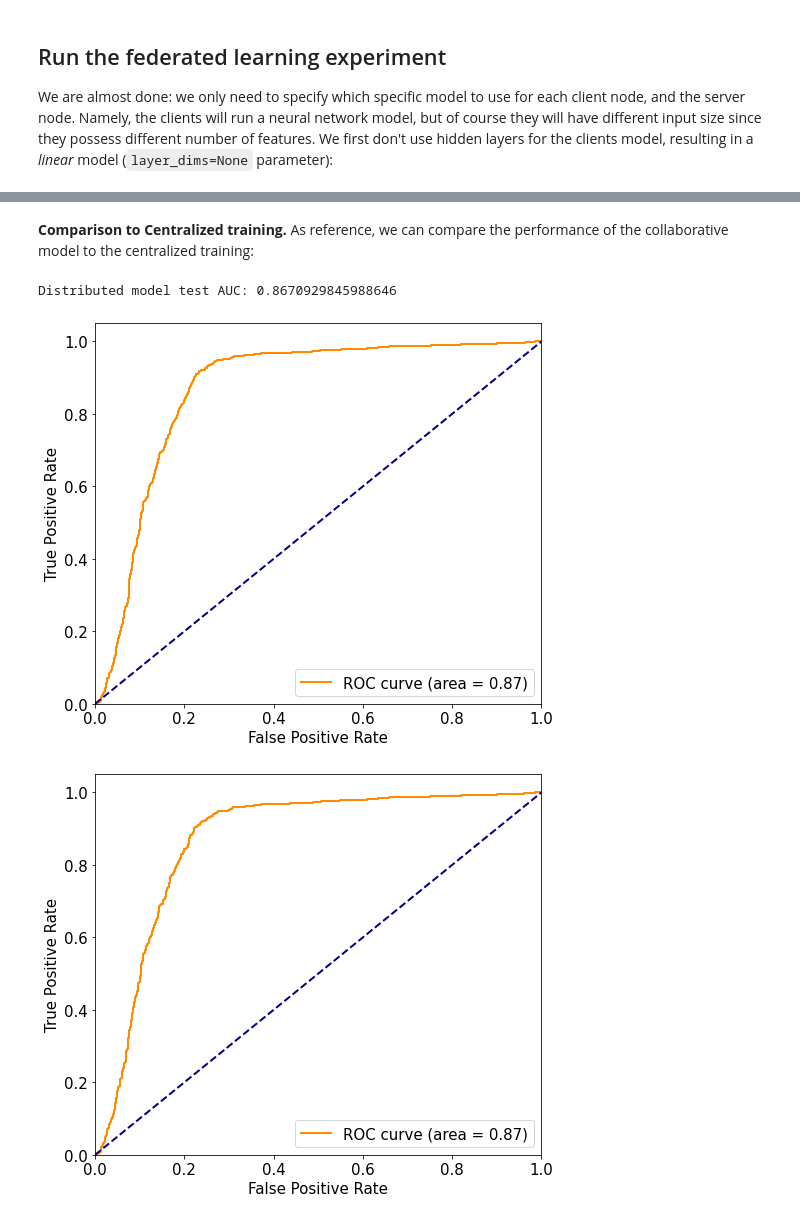
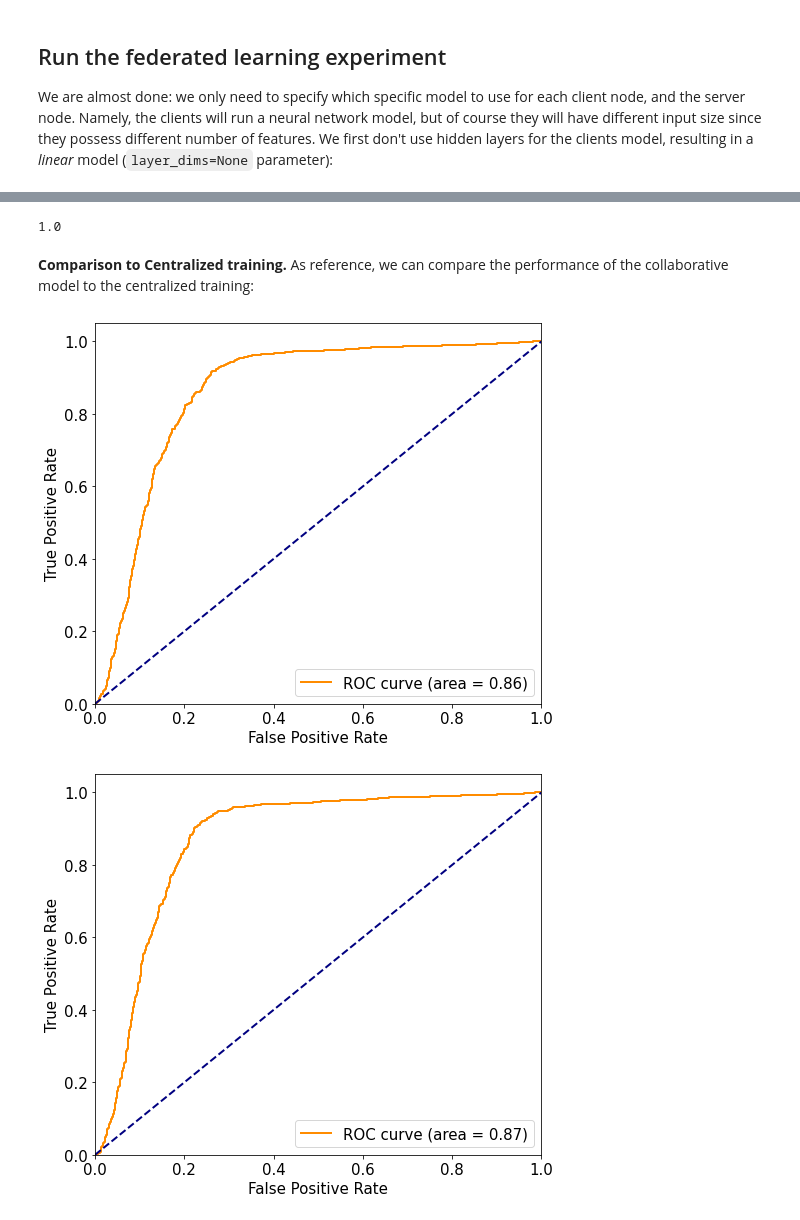
Before and after one commit to zhangzhizheng/Sherpa.ai-Federated-Learning-Framework, a Jupyter notebook: notebooks/federated_learning/federated_learning_vertical_deep_learning.ipynb, the cells around one changed output, grey strips where cells are left out. Saved outputs shown, nothing was run; the diff lists cells and outputs as text; code cells hidden in the pictures.

```diff
--- a/notebooks/federated_learning/federated_learning_vertical_deep_learning.ipynb
+++ b/notebooks/federated_learning/federated_learning_vertical_deep_learning.ipynb
@@ -187,5 +116,7 @@ class VerticalNeuralNetServer(DeepLearningModelPyTorch):
 # %%
-# from shfl.model.vertical_deep_learning_model import VerticalLogLinearServer
+from sklearn.metrics import roc_auc_score
+
+from shfl.model.vertical_deep_learning_model import VerticalNeuralNetServer
 from shfl.private.federated_operation import VerticalServerDataNode
 from shfl.private.data import LabeledData
 
@@ -195,22 +126,27 @@ model_server = torch.nn.Sequential(
     torch.nn.Linear(n_embeddings, 1, bias=True),
     torch.nn.Sigmoid())
 
-# model_server[0].weight = torch.nn.Parameter(torch.tensor([[1.]]))
-# model_server[0].bias = torch.nn.Parameter(torch.normal(mean=torch.tensor([0.]), std=torch.tensor([0.01])))
-# model_server[0].bias = torch.nn.Parameter(torch.tensor([0.1]))
-# model_server[0].weight.requires_grad = False
+loss_server = torch.nn.BCELoss(reduction="mean")
+optimizer_server = torch.optim.SGD(params=model_server.parameters(), lr=0.001)
 
 
-loss_server = torch.nn.BCELoss(reduction="mean")
-optimizer_server = torch.optim.SGD(params=model_server.parameters(), lr=0.001)
+def roc_auc(y_pred, y_true):
+    """
+    # Arguments:
+        y_pred: Predictions
+        y_true: True labels
+    """
+    return roc_auc_score(y_true, y_pred)
+
+model = VerticalNeuralNetServer(model_server, loss_server, optimizer_server,
+                                      metrics={"roc_auc": roc_auc})
 
 
 # Create the server node:
 server_node = VerticalServerDataNode(
     federated_data=federated_data,
-    model=VerticalNeuralNetServer(model_server, loss_server, optimizer_server),
-    aggregator=None,
-    data=LabeledData(data=None, label=train_labels))
+    model=model,
+    data=LabeledData(data=None, label=train_labels.reshape(-1,1)))
 # %%
 for layer in model_server.parameters():
     print(layer)
@@ -394,17 +239,17 @@ tensor([[-0.1689, -0.1785, -0.3140,  0.2298,  0.1469, -0.1861,  0.1907,  0.0487,
 Parameter containing:
 tensor([ 0.0066, -0.1330], requires_grad=True)
 # %%
-from shfl.federated_government.vertical_federated_deep_learning import FederatedGovernmentVertical
+from shfl.federated_government.vertical_federated_government import VerticalFederatedGovernment
 
 
 # Create federated government and run training:
-federated_government = FederatedGovernmentVertical(model_nodes,
+federated_government = VerticalFederatedGovernment(model_nodes,
                                                    federated_data,
                                                    server_node=server_node)
 # %%
-federated_government.run_rounds(n=20001,
+federated_government.run_rounds(n=10001,
                                 test_data=test_data,
-                                test_label=test_labels,
-                                print_freq=1000)
+                                test_label=test_labels.reshape(-1,1),
+                                eval_freq=1000)
 # %% [output]
 Round 0
@@ -443,3 +275,10 @@ print(federated_government._federated_data[0]._model.get_model_params())
+# %%
+pred = np.array([[0.6474936 ],  [0.55246866], [0.5951535 ], [0.45489264]])
+
+true = np.array([[1], [1],  [1], [0]])
+roc_auc_score(true, pred)
+# %% [output]
+1.0
 # %% [markdown]
 **Comparison to Centralized training.** As reference, we can compare the performance of the collaborative model to the centralized training:
 # %%
@@ -461,12 +300,10 @@ def plot_roc(y_test, y_prediction, save_path=None):
         plt.savefig(save_path, bbox_inches = "tight")
     plt.show()
 # %%
-y_prediction = federated_government._server.evaluate_collaborative_model(
-    test_data=test_data, test_label=test_labels)
+y_prediction = federated_government._server.predict_collaborative_model(test_data)
 plot_roc(test_labels, y_prediction)
 # %% [output]
-Distributed model test AUC: 0.8670929845988646
-[figure, old version]
+[figure, new version]
 # %%
 # Linear model Benchmark on centralized data using sk-learn:
 #clf_linear = MLPClassifier(hidden_layer_sizes=(1,), max_iter=10000, shuffle=False, random_state=321).fit(x_train, y_train)
```
Also changed, not shown: parts of 12 cells of this notebook, 10 other files.
